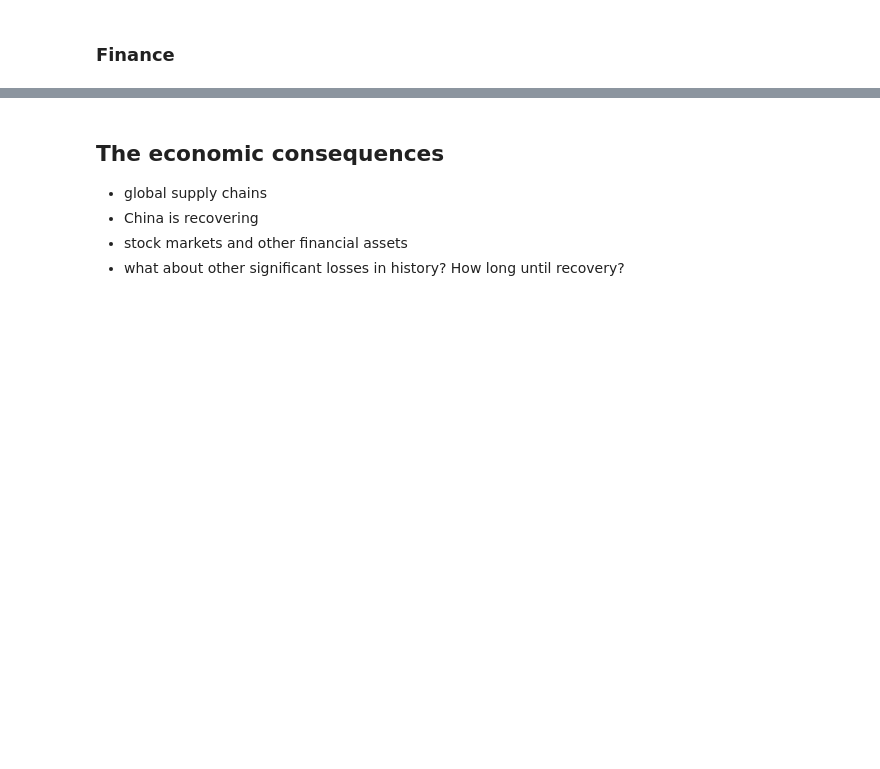
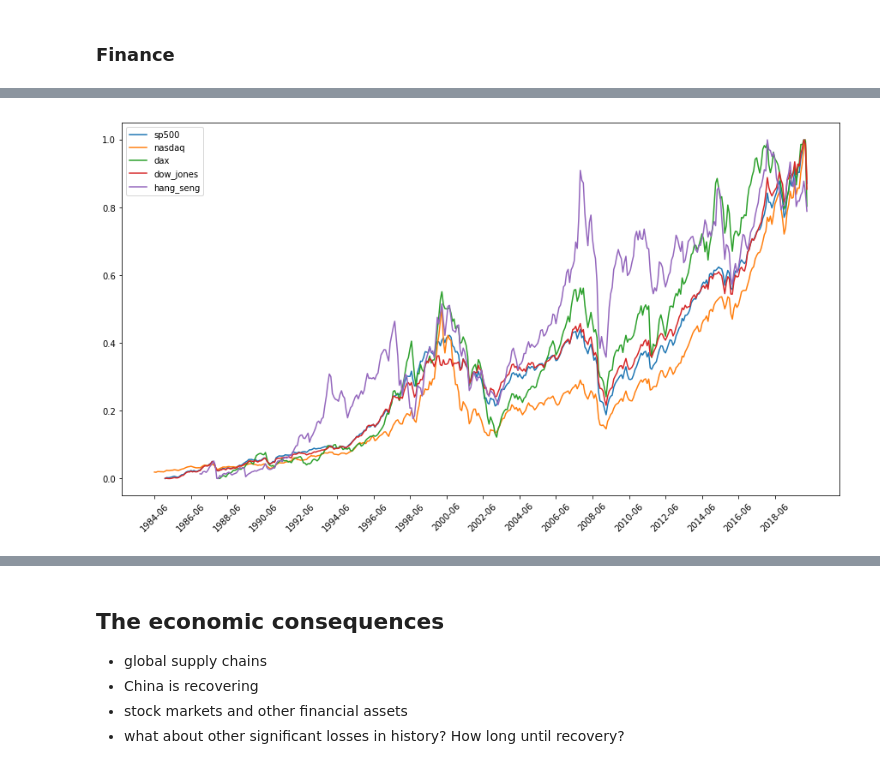
Before and after one commit to hopeman1102/visualize-covid-19, a Jupyter notebook: covid-19.ipynb, the cells around one changed output, grey strips where cells are left out. Saved outputs shown, nothing was run; the diff lists cells and outputs as text; code cells hidden in the pictures; blank space fills up the shorter version.

```diff
--- a/covid-19.ipynb
+++ b/covid-19.ipynb
@@ -447,0 +450,18 @@ df_new = plot_finance(df_fin, period='day', time=90, skips=6)
+# %%
+# pivot the dataframe to prepare it for plotting
+df_fin_all = df_fin.pivot(index='Date', columns='asset', values='Adj Close')
+df_fin_all.reset_index(inplace=True)
+
+# create year and month variable in df_fin_all dataframe
+df_fin_all['year'] = df_fin_all['Date'].apply(lambda x: x[:4])
+df_fin_all['month'] = df_fin_all['Date'].apply(lambda x: x[5:7])
+df_fin_all['day'] = df_fin_all['Date'].apply(lambda x: x[8:])
+df_fin_all['datetime'] = df_fin_all['Date'].apply(lambda x: datetime.strptime(x, '%Y-%m-%d'))
+df_fin_all['week'] = df_fin_all['datetime'].apply(lambda x: x.strftime("%W"))
+df_fin_all['year_month'] = df_fin_all.apply(lambda x: x['year']+'-'+x['month'], axis=1)
+df_fin_all['year_week'] = df_fin_all.apply(lambda x: x['year']+'-'+str(x['week']), axis=1)
+df_fin_all['year_week'] = df_fin_all.apply(lambda x: str(int(x['year'])+1)+'-'+str(x['week'])
+                                     if (x['month'] == str(12)) & (x['week'] == '01')
+                                     else x['year_week'], axis=1)
+
+df_fin_all.head()
@@ -447,0 +475,27 @@ df_new = plot_finance(df_fin, period='day', time=90, skips=6)
+# %%
+# create monthly average prices
+columns = list(df_fin_all.columns)[1:13]
+df_fin_month = df_fin_all.groupby('year_month')[columns].mean()
+df_fin_month.reset_index(inplace=True)
+
+# normalize all values
+scaler = MinMaxScaler()
+x_scaled = scaler.fit_transform(df_fin_month[columns])
+df_fin_month_norm = pd.DataFrame(x_scaled, columns=columns)
+df_fin_month_norm['year_month'] = df_fin_month['year_month']
+
+# plot all stocks in one graph
+assets = ['sp500', 'nasdaq', 'dax', 'dow_jones', 'hang_seng']
+x = list(df_fin_month_norm['year_month'])
+
+plt.figure(figsize=[15,8])
+
+for asset in assets:
+    plt.plot(x[-430:], list(df_fin_month_norm[asset].values)[-430:])
+
+adjust_xticks = (x[-430:])[::24]
+plt.xticks(adjust_xticks, rotation=45)
+plt.legend(assets)
+plt.show()
+# %% [output]
+[figure, added]
```
Also changed, not shown: parts of 8 cells of this notebook.
